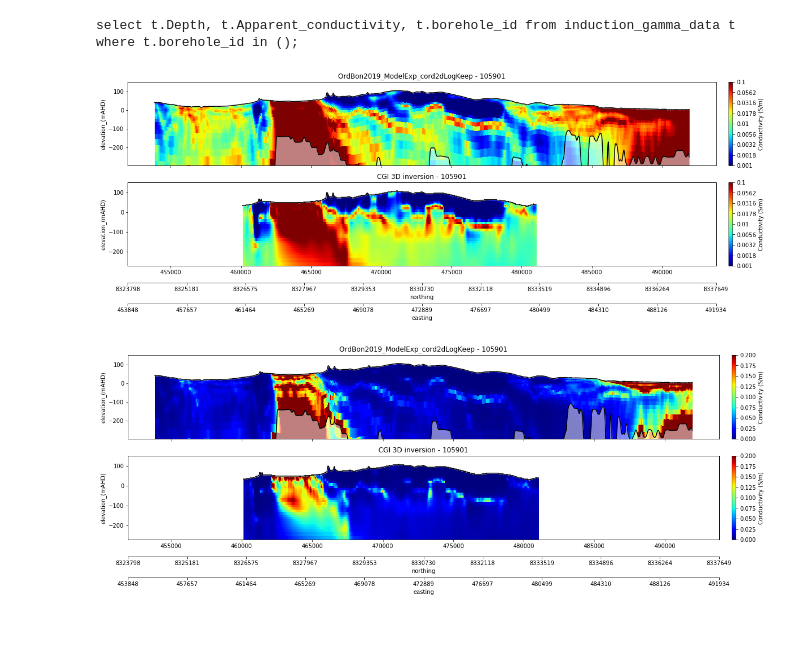
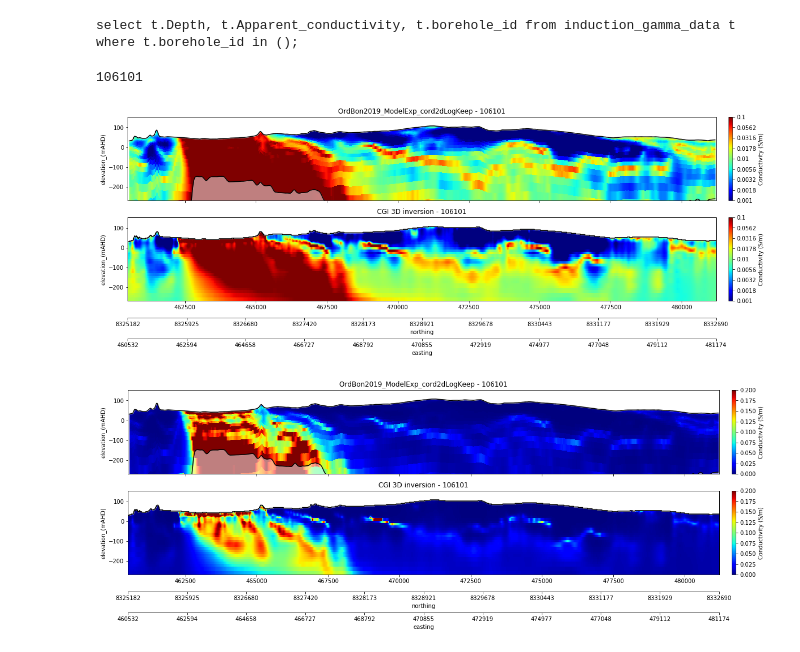
Before and after one commit to GeoscienceAustralia/hydrogeol_utils, a Jupyter notebook: notebooks/plotting_CGI_vs_NBC.ipynb, the cells around one changed output. Cells and saved outputs as stored; diff of their text form; code cells hidden in the pictures.

```diff
--- a/notebooks/plotting_CGI_vs_NBC.ipynb
+++ b/notebooks/plotting_CGI_vs_NBC.ipynb
@@ -67,7 +69,9 @@ def parse_misfit_files(lm_file, hm_file):
 
 # Open netcdf files
 
-ncdir = r'\\prod.lan\active\proj\futurex\East_Kimberley\Data\Processed\Geophysics\AEM\OrdBonaparte_nbc_borehole_constrained\delivered_03_12_18\netcdf'
+#ncdir = r'\\prod.lan\active\proj\futurex\East_Kimberley\Data\Processed\Geophysics\AEM\OrdBonaparte_nbc_borehole_constrained\delivered_03_12_18\netcdf'
+ncdir = r"D:\GA\OB_AEM\inversions\netcdf"
+
 
 # Open the file with the EM measurements
 # Here we use the data response file provided by Niel Christensen
@@ -103,7 +107,9 @@ ek_cond = netCDF4.Dataset(cond_path)
 # %%
 # GRid the 3D inversion data from xyz file
 
-indir = r"\\prod.lan\active\proj\futurex\East_Kimberley\Data\Processed\Geophysics\AEM\CGI_OB_3D_AEM_models\delivered\20190428"
+#indir = r"\\prod.lan\active\proj\futurex\East_Kimberley\Data\Processed\Geophysics\AEM\CGI_OB_3D_AEM_models\delivered\20190428"
+indir = r"C:\GA\cgi"
+
 
 CGI_gridded_data = {}
 
@@ -177,7 +182,8 @@ for hm_file in glob.glob('HM_output*'):
 # %%
 # Bring in the induction data from spatialite database to pandas dataframe
 
-DB_PATH = r"\\prod.lan\active\proj\futurex\East_Kimberley\Working\SharedWorkspace\Bores_working\compilation\spatialite\East_Kimberley_borehole_data.sqlite"
+#DB_PATH = r"\\prod.lan\active\proj\futurex\East_Kimberley\Working\SharedWorkspace\Bores_working\compilation\spatialite\East_Kimberley_borehole_data.sqlite"
+DB_PATH = r"D:\GA\boreholes\compilation\spatialite\East_Kimberley_borehole_data.sqlite"
 
 engine = db.create_engine('sqlite:///' + DB_PATH, module=sqlite)
 
@@ -256,7 +262,11 @@ for item in df_induction['borehole_id'].unique():
     df_resampled['Y'] = df_header[df_header['borehole_id'] == item]['Northing'].iloc[0]
     df_induction_resampled = df_induction_resampled.append(df_resampled)
 # %%
-line = lines[2]
+line = lines[1]
+# %%
+line
+# %% [output]
+106101
 # %%
 
 # Plot with linear stretch showing near surface
@@ -300,35 +310,37 @@ for bore in df_induction['borehole_id'].unique():
     mask = (df_induction_resampled['borehole_id'] == bore)
 
 
     for ax in ax_array:
         plot_utils.add_downhole_log_data(ax, df_induction_resampled[mask], gridded_variables[line],
                                          'Apparent_conductivity', ['X','Y'], cmap='jet',
                                          colour_stretch=[0.001, 0.5], log_stretch = True,
                                          max_distance=200., stick_thickness=200.)
 
 
 
 ax_array[0].set_title("OrdBon2019_ModelExp_cord2dLogKeep - " + str(line))
 
 ax_array[1].set_title("CGI 3D inversion - " + str(line))
 
 ax_pos = plot_utils.align_axes(ax_array)
 
     # Add axis with northing at the bottom of the plot
 
 plot_utils.add_axis_coords('northing', gridded_variables[line]['northing'], ax_array[-1], ax_pos[1], offset=-0.2)
 
 plot_utils.add_axis_coords('easting', gridded_variables[line]['easting'], ax_array[-1], ax_pos[1], offset=-0.45)
 
-outdir = r"\\prod.lan\active\proj\futurex\East_Kimberley\Data\Processed\Geophysics\AEM\CGI_OB_3D_AEM_models\delivered\20190428\sections"
+#outdir = r"\\prod.lan\active\proj\futurex\East_Kimberley\Data\Processed\Geophysics\AEM\CGI_OB_3D_AEM_models\delivered\20190428\sections"
+outdir = r"C:\GA\cgi\sections"
+
 
 outfile = os.path.join(outdir, str(line) + "_comparison_plot_log.png")
 
 plt.savefig(outfile, dpi=300)
 
 plt.show()
 # %% [output]
-[figure, old version]
+[figure, new version]
 # %%
 
 # Plot with linear stretch showing near surface
@@ -392,7 +404,7 @@ plot_utils.add_axis_coords('northing', gridded_variables[line]['northing'], ax_a
 
 plot_utils.add_axis_coords('easting', gridded_variables[line]['easting'], ax_array[-1], ax_pos[1], offset=-0.45)
 
-outdir = r"\\prod.lan\active\proj\futurex\East_Kimberley\Data\Processed\Geophysics\AEM\CGI_OB_3D_AEM_models\delivered\20190428\sections"
+#outdir = r"\\prod.lan\active\proj\futurex\East_Kimberley\Data\Processed\Geophysics\AEM\CGI_OB_3D_AEM_models\delivered\20190428\sections"
 
 outfile = os.path.join(outdir, str(line) + "_comparison_plot_linear.png")
 
@@ -400,4 +412,4 @@ plt.savefig(outfile, dpi=300)
 
 plt.show()
 # %% [output]
-[figure, old version]
+[figure, new version]
```
Also changed, not shown: parts of 3 cells of this notebook, 2 other files.
